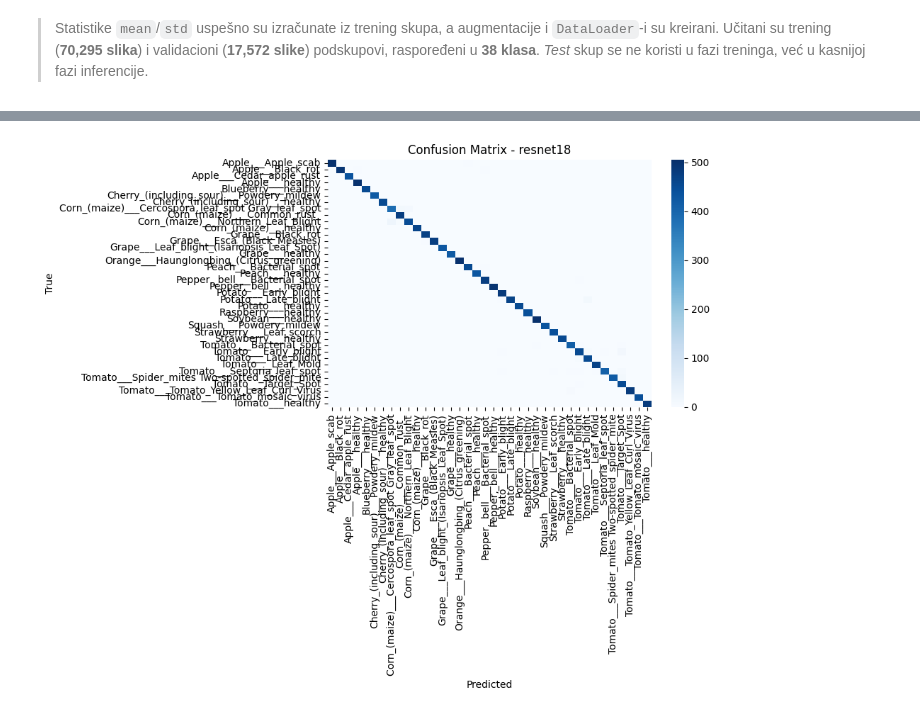
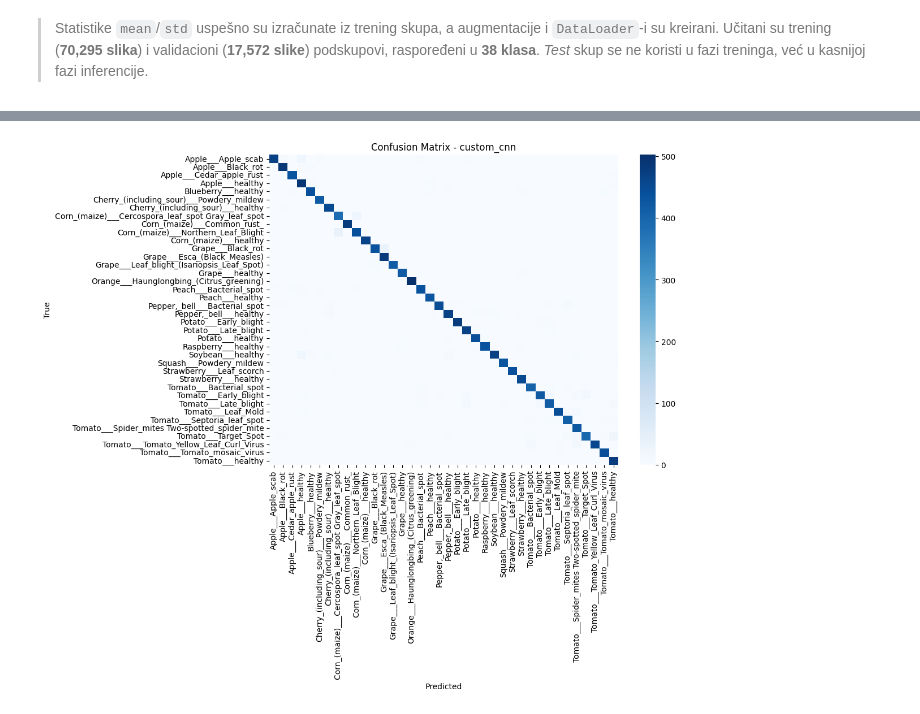
Before and after one commit to StefanLazarevic02/PlantDiseasePredictionNN, a Jupyter notebook: PlantDiseasePrediction.ipynb, the cells around one changed output, grey strips where cells are left out. Drawn from its saved outputs; the diff is of its cells as text; code cells hidden in the pictures.

```diff
--- a/PlantDiseasePrediction.ipynb
+++ b/PlantDiseasePrediction.ipynb
@@ -1084,9 +1747,18 @@ Funkcije `load_model` i `predict_image` pripremaju modele za inferenciju. `load_
 # %%
-MODELS = ["resnet18", "resnet50", "efficientnet_b0", "vgg16"]
+MODELS = ["custom_cnn", "resnet18", "resnet50", "densenet121", "efficientnet_b0", "vgg16"]
 
 
 def _adapt_state_dict(state_dict: dict) -> dict:
-    if not any(k.startswith("backbone.") for k in state_dict.keys()):
+    # CustomCNN nema backbone wrapper - heuristika: ako su kljucevi tipa "conv1.weight"
+    # i model je CustomCNN, prefiks NE treba dodati. Bezbedan signal: postoji "fc.weight" (resnet)
+    # ili "classifier.X.weight" (vgg/effnet/densenet) bez backbone prefiksa.
+    backbone_indicators = ("fc.", "classifier.")
+    has_backbone_prefix = any(k.startswith("backbone.") for k in state_dict.keys())
+    needs_prefix = (not has_backbone_prefix) and any(
+        any(k.startswith(ind) for ind in backbone_indicators)
+        for k in state_dict.keys()
+    )
+    if needs_prefix:
         state_dict = {f"backbone.{k}": v for k, v in state_dict.items()}
     return state_dict
 
@@ -1315,35 +1995,46 @@ def load_best_model(model_name: str):
     model.load_state_dict(state_dict)
     model.to(device).eval()
     best_acc = checkpoint.get("best_acc", None)
-    if best_acc is not None:
-        print(f"[LOAD] {model_name} (best_acc: {best_acc:.2f}%)")
-    else:
-        print(f"[LOAD] {model_name}")
+    print(f"[LOAD] {model_name}" + (f" (best_acc: {best_acc:.2f}%)" if best_acc is not None else ""))
     return model
 
-
-def collect_preds(model, loader):
-    """Prikuplja sve predikcije i tacne labele za zadati DataLoader."""
-    y_true, y_pred = [], []
+def evaluate_model_full(model, loader):
+    """Prikuplja y_true, y_pred i y_proba (softmax) na celom evaluacionom skupu."""
+    y_true, y_pred, y_proba = [], [], []
     with torch.no_grad():
         for xb, yb in loader:
             xb, yb = xb.to(device), yb.to(device)
             logits = model(xb)
+            probs = torch.softmax(logits, dim=1)
             preds = logits.argmax(dim=1)
-            y_true.append(yb.cpu())
-            y_pred.append(preds.cpu())
-    return torch.cat(y_true).numpy(), torch.cat(y_pred).numpy()
+            y_true.append(yb.cpu().numpy())
+            y_pred.append(preds.cpu().numpy())
+            y_proba.append(probs.cpu().numpy())
+    return np.concatenate(y_true), np.concatenate(y_pred), np.concatenate(y_proba)
 
+def top_confused_pairs(cm, class_names, top_n=10):
+    """Vraca top_n parova (true_class, predicted_class, broj_gresaka) iz CM."""
+    cm = np.array(cm)
+    pairs = []
+    for i in range(cm.shape[0]):
+        for j in range(cm.shape[1]):
+            if i != j and cm[i, j] > 0:
+                pairs.append((class_names[i], class_names[j], int(cm[i, j])))
+    pairs.sort(key=lambda x: -x[2])
+    return pairs[:top_n]
 
 # Evaluacija za sve modele
+summary = {}
 for name in MODELS:
     model = load_best_model(name)
     if model is None:
         continue
 
-    y_true, y_pred = collect_preds(model, eval_loader)
+    y_true, y_pred, y_proba = evaluate_model_full(model, eval_loader)
 
-    print(f"\n------------- {name.upper()} -------------")
+    print(f"\n{'='*60}\n{name.upper()}\n{'='*60}")
+
+    # 1) classification_report (per-class P/R/F1)
     print(classification_report(
         y_true, y_pred,
         target_names=class_names,
@@ -1351,16 +2042,52 @@ for name in MODELS:
         zero_division=0,
     ))
 
+    # 2) Agregirane metrike (weighted)
+    precision = precision_score(y_true, y_pred, average="weighted", zero_division=0)
+    recall    = recall_score(y_true, y_pred, average="weighted", zero_division=0)
+    f1        = f1_score(y_true, y_pred, average="weighted", zero_division=0)
+    try:
+        roc_auc = roc_auc_score(y_true, y_proba, multi_class="ovr", average="weighted")
+    except ValueError as e:
+        roc_auc = float("nan")
+        print(f"ROC-AUC nije moguce izracunati: {e}")
+
+    accuracy = (y_true == y_pred).mean()
+    print(f"Accuracy:         {accuracy:.4f}")
+    print(f"Precision (wgt):  {precision:.4f}")
+    print(f"Recall (wgt):     {recall:.4f}")
+    print(f"F1 (wgt):         {f1:.4f}")
+    print(f"ROC-AUC (OvR wgt):{roc_auc:.4f}")
+
+    summary[name] = {
+        "accuracy": float(accuracy),
+        "precision": float(precision),
+        "recall": float(recall),
+        "f1": float(f1),
+        "roc_auc": float(roc_auc),
+    }
+
+    # 3) Matrica konfuzije
     cm = confusion_matrix(y_true, y_pred, labels=list(range(num_classes)))
     cm_df = pd.DataFrame(cm, index=class_names, columns=class_names)
 
-    plt.figure(figsize=(10, 8))
+    plt.figure(figsize=(12, 10))
     sns.heatmap(cm_df, annot=False, fmt="d", cmap="Blues")
     plt.title(f"Confusion Matrix - {name}")
     plt.xlabel("Predicted")
     plt.ylabel("True")
     plt.tight_layout()
     plt.show()
+
+    # 4) TOP-10 najcesce mesanih parova klasa
+    print(f"\nTOP-10 najcesce mesanih parova klasa - {name}:")
+    for true_cls, pred_cls, count in top_confused_pairs(cm, class_names, top_n=10):
+        print(f"   {true_cls}  ->  {pred_cls}  ({count} gresaka)")
+
+# Cuvanje zbirnih metrika
+with open("outputs/evaluation_summary.json", "w") as f:
+    json.dump(summary, f, indent=2)
+print(f"\nSummary saved: outputs/evaluation_summary.json")
 # %% [output]
 Seed set to 42
 Loaded 70295 pictures from 38 classes (data/New Plant Diseases Dataset(Augmented)/New Plant Diseases Dataset(Augmented)/train)
@@ -1382 +2109 @@ Trainable parameters: 11,196,006
-[figure, old version]
+[figure, new version]
```
Also changed, not shown: parts of 101 cells of this notebook.
